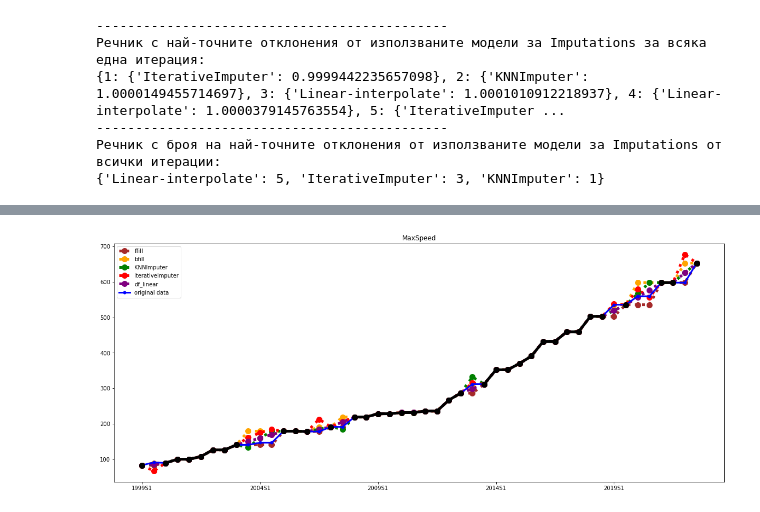
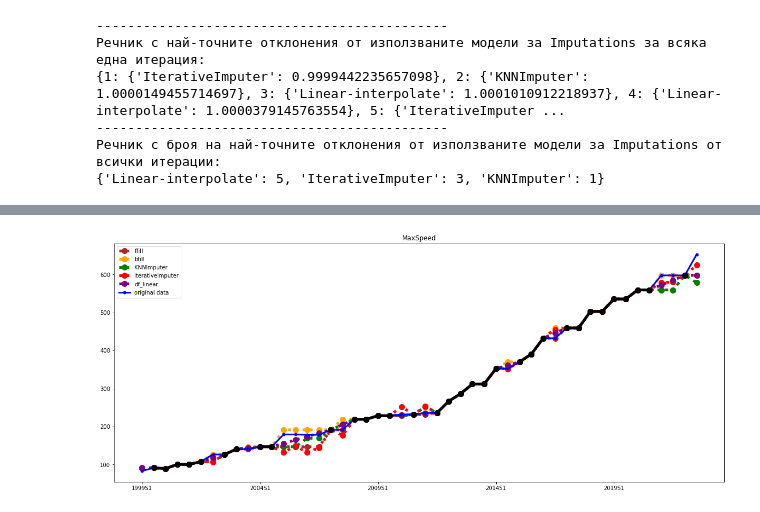
Before and after one commit to StefanRaychev/Handling-missing-values, a Jupyter notebook: Dealing with missing values.ipynb, the cells around one changed output, grey strips where cells are left out. Drawn from its saved outputs; the diff is of its cells as text; code cells hidden in the pictures.

```diff
--- a/Dealing with missing values.ipynb
+++ b/Dealing with missing values.ipynb
@@ -459,0 +459,5 @@ aaa5.head()
+# %%
+mask = np.random.choice([True, False], size=df_minimum_wage_pps_no_missing_T.shape, p=[0.2, 0.8])
+mask[mask.all(),-1] = 0
+df_minimum_wage_pps_missing_T20= df_minimum_wage_pps_no_missing_T.mask(mask)
+df_minimum_wage_pps_missing_T20.head()
@@ -491,6 +502,6 @@ def imp1 (df, df1 ):
     df.iloc[:,2].plot(title='MaxSpeed', marker='o', color='black', figsize=(20,8), lw=5, ms=10)
     plt.legend(['ffill', 'bfill', 'KNNImputer', 'IterativeImputer', 'df_linear', 'original data'])
 # %%
-imp1(aaa6, df_minimum_wage_pps_no_missing_T)
+imp1(df_minimum_wage_pps_missing_T20, df_minimum_wage_pps_no_missing_T)
 # %% [output]
-[figure, old version]
+[figure, new version]
```
Also changed, not shown: parts of 17 cells of this notebook.
